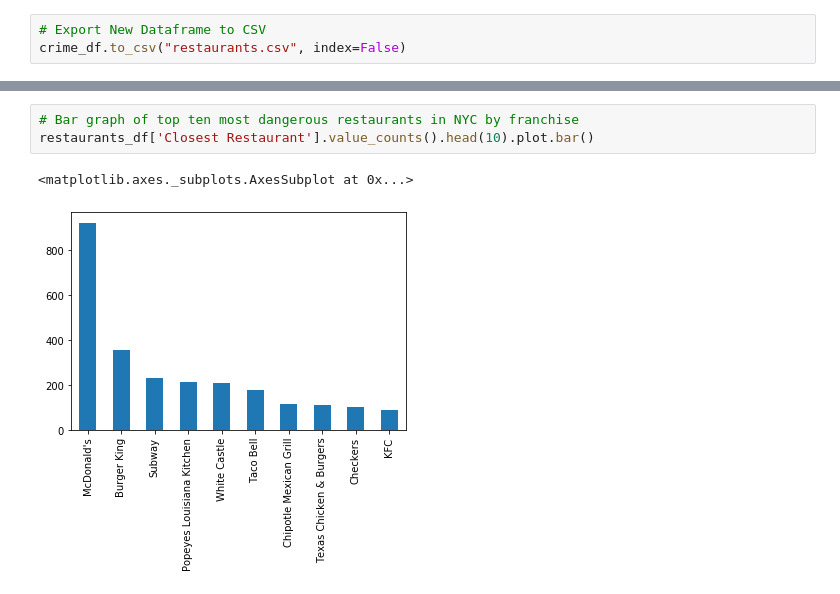
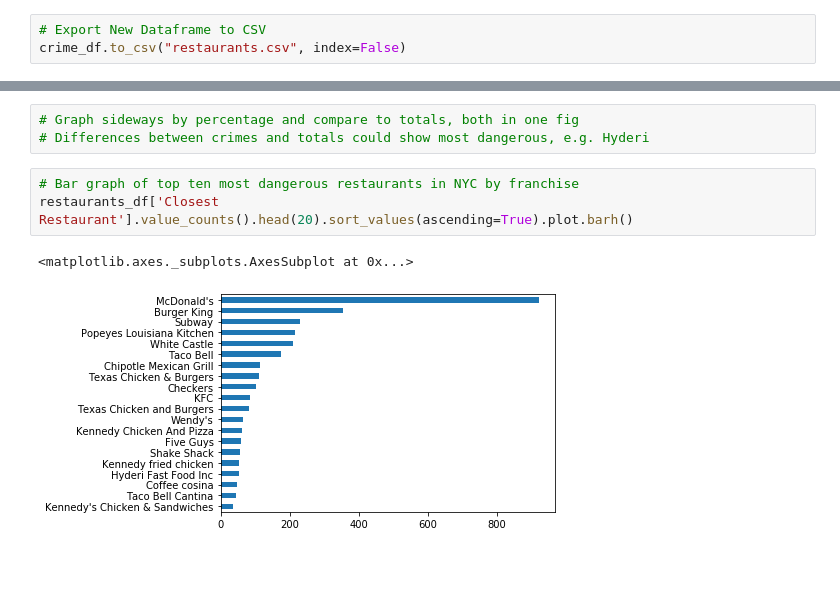
Before and after one commit to markmessick/nyc-crime-analysis, a Jupyter notebook: analysis_ba.ipynb, the cells around one changed output, grey strips where cells are left out. Saved outputs shown, nothing was run; the diff lists cells and outputs as text; blank space fills up the shorter version.

Commit message:
added restaurant png and cleaned up notebook

```diff
--- a/analysis_ba.ipynb
+++ b/analysis_ba.ipynb
@@ -149,8 +164,11 @@ fig
+# %%
+# Graph sideways by percentage and compare to totals, both in one fig
+# Differences between crimes and totals could show most dangerous, e.g. Hyderi
 # %%
 # Bar graph of top ten most dangerous restaurants in NYC by franchise
-restaurants_df['Closest Restaurant'].value_counts().head(10).plot.bar()
+restaurants_df['Closest Restaurant'].value_counts().head(20).sort_values(ascending=True).plot.barh()
 # %% [output]
 <matplotlib.axes._subplots.AxesSubplot at 0x...>
-[figure, old version]
+[figure, new version]
 # %%
 # Find number of fast food restaurants all in all in NYC to compare
```
Also changed, not shown: parts of 10 cells of this notebook, 1 other file.
